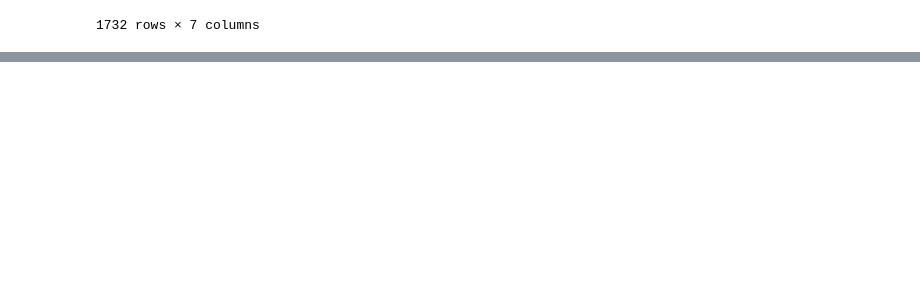
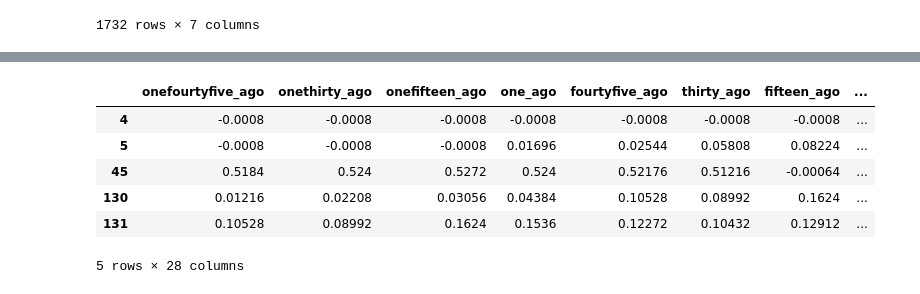
Before and after one commit to manthanand/SeniorDesign, a Jupyter notebook: Solar Forecasting/Data Cleaning.ipynb, the cells around one changed output, grey strips where cells are left out. Cells and saved outputs as stored; diff of their text form; code cells hidden in the pictures; blank space fills up the shorter version.

```diff
--- a/Solar Forecasting/Data Cleaning.ipynb
+++ b/Solar Forecasting/Data Cleaning.ipynb
@@ -127,7 +196,4 @@ severerisk                 float64
 dtype: object
-# %%
-# turn datetime into unix timestamp
-trainingdata['local_15min'] = trainingdata['local_15min'].map(lambda x: time.mktime(x.timetuple()))
 # %%
 # turn datetime into 4 new columns: year, month, day, time
 trainingdata['year'] = trainingdata['local_15min'].dt.year
@@ -184,5 +250,5 @@ trainingdata.describe()
 | max | 104.600000 | 105.300000 | 75.800000 | 97.070000 | 1.100000 | 0.0 | 0.0 | 37.500000 | 19.500000 | 360.000000 | ... |
 8 rows × 21 columns
 # %%
-trainingdata.drop(['precipprob','preciptype','severerisak'], axis=1, inplace=True)
+trainingdata.drop(['precipprob','preciptype','severerisk'], axis=1, inplace=True)
 # %%
@@ -189,2 +256,12 @@ trainingdata.drop(['precipprob','preciptype','severerisak'], axis=1, inplace=Tru
 trainingdata.dropna(inplace=True)
+# %%
+trainingdata.head()
+# %% [output]
+|  | onefourtyfive_ago | onethirty_ago | onefifteen_ago | one_ago | fourtyfive_ago | thirty_ago | fifteen_ago | ... |
+| 4 | -0.0008 | -0.0008 | -0.0008 | -0.0008 | -0.0008 | -0.0008 | -0.0008 | ... |
+| 5 | -0.0008 | -0.0008 | -0.0008 | 0.01696 | 0.02544 | 0.05808 | 0.08224 | ... |
+| 45 | 0.5184 | 0.524 | 0.5272 | 0.524 | 0.52176 | 0.51216 | -0.00064 | ... |
+| 130 | 0.01216 | 0.02208 | 0.03056 | 0.04384 | 0.10528 | 0.08992 | 0.1624 | ... |
+| 131 | 0.10528 | 0.08992 | 0.1624 | 0.1536 | 0.12272 | 0.10432 | 0.12912 | ... |
+5 rows × 28 columns
 # %%
```
Also changed, not shown: parts of 17 cells of this notebook, 4 other files.
